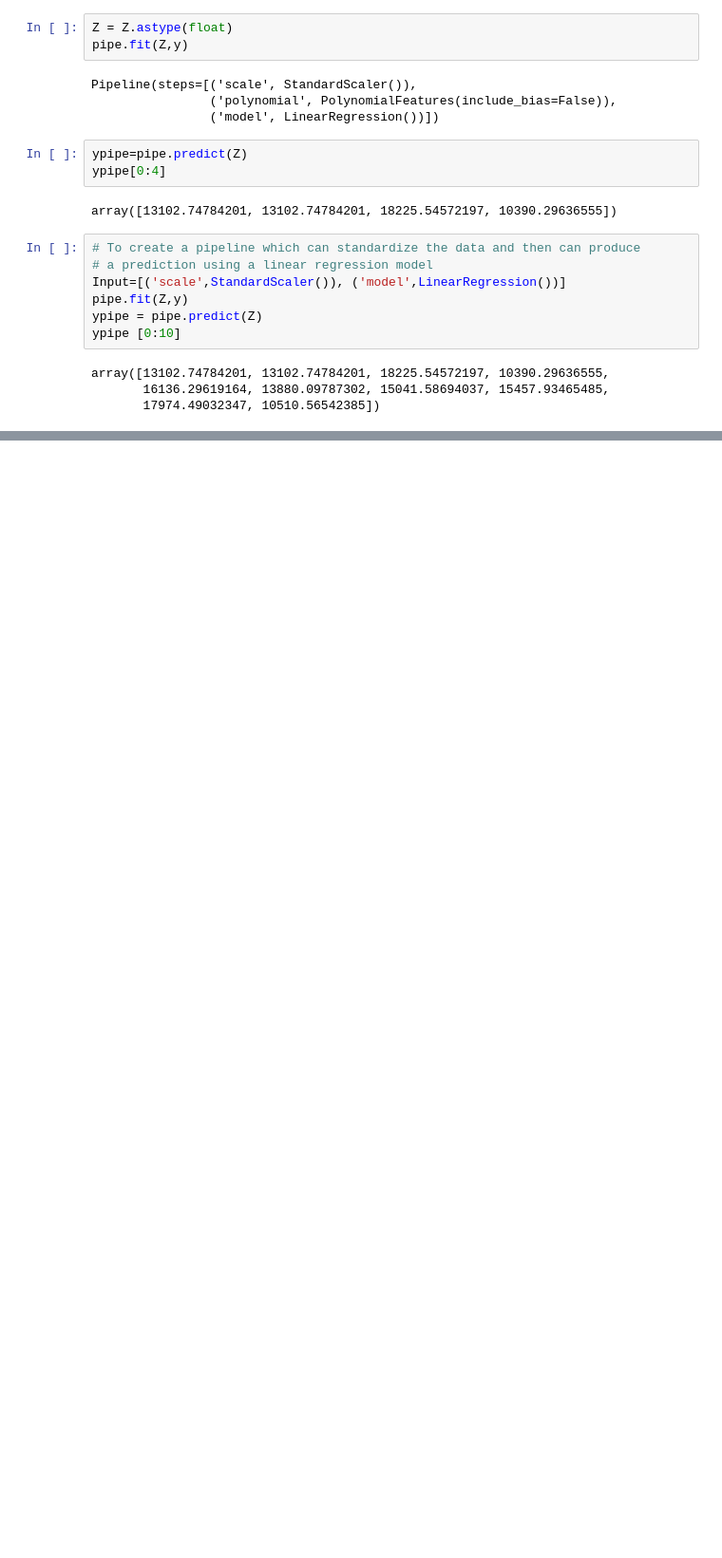
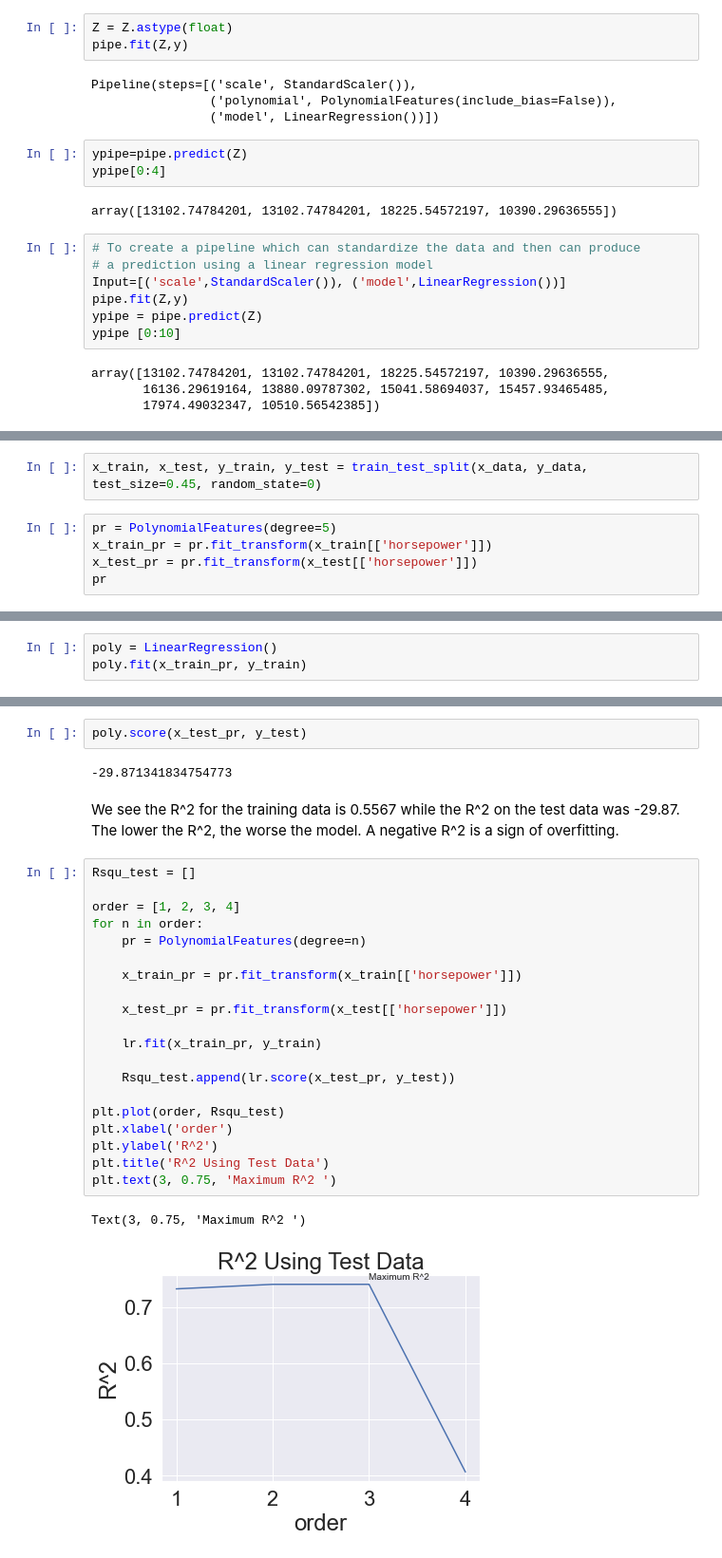
Before and after one commit to Shaunak-Mukherjee/Data_Science, a Jupyter notebook: automobile_dataset.ipynb, the cells around one changed output, grey strips where cells are left out. Shown at 95% size. Saved outputs shown, nothing was run; the diff lists cells and outputs as text; blank space fills up the shorter version.

```diff
--- a/automobile_dataset.ipynb
+++ b/automobile_dataset.ipynb
@@ -1432,0 +1630,7 @@ Comparing these three models, we conclude that the MLR model is the best model t
+# %%
+x_train, x_test, y_train, y_test = train_test_split(x_data, y_data, test_size=0.45, random_state=0)
+# %%
+pr = PolynomialFeatures(degree=5)
+x_train_pr = pr.fit_transform(x_train[['horsepower']])
+x_test_pr = pr.fit_transform(x_test[['horsepower']])
+pr
@@ -1432,0 +1639,3 @@ Comparing these three models, we conclude that the MLR model is the best model t
+# %%
+poly = LinearRegression()
+poly.fit(x_train_pr, y_train)
@@ -1432,0 +1664,29 @@ Comparing these three models, we conclude that the MLR model is the best model t
+# %%
+poly.score(x_test_pr, y_test)
+# %% [output]
+-29.871341834754773
+# %% [markdown]
+We see the R^2 for the training data is 0.5567 while the R^2 on the test data was -29.87. The lower the R^2, the worse the model. A negative R^2 is a sign of overfitting.
+# %%
+Rsqu_test = []
+
+order = [1, 2, 3, 4]
+for n in order:
+    pr = PolynomialFeatures(degree=n)
+
+    x_train_pr = pr.fit_transform(x_train[['horsepower']])
+
+    x_test_pr = pr.fit_transform(x_test[['horsepower']])
+
+    lr.fit(x_train_pr, y_train)
+
+    Rsqu_test.append(lr.score(x_test_pr, y_test))
+
+plt.plot(order, Rsqu_test)
+plt.xlabel('order')
+plt.ylabel('R^2')
+plt.title('R^2 Using Test Data')
+plt.text(3, 0.75, 'Maximum R^2 ')
+# %% [output]
+Text(3, 0.75, 'Maximum R^2 ')
+[figure, added]
```
Also changed, not shown: parts of 138 cells of this notebook, 1 other file.
